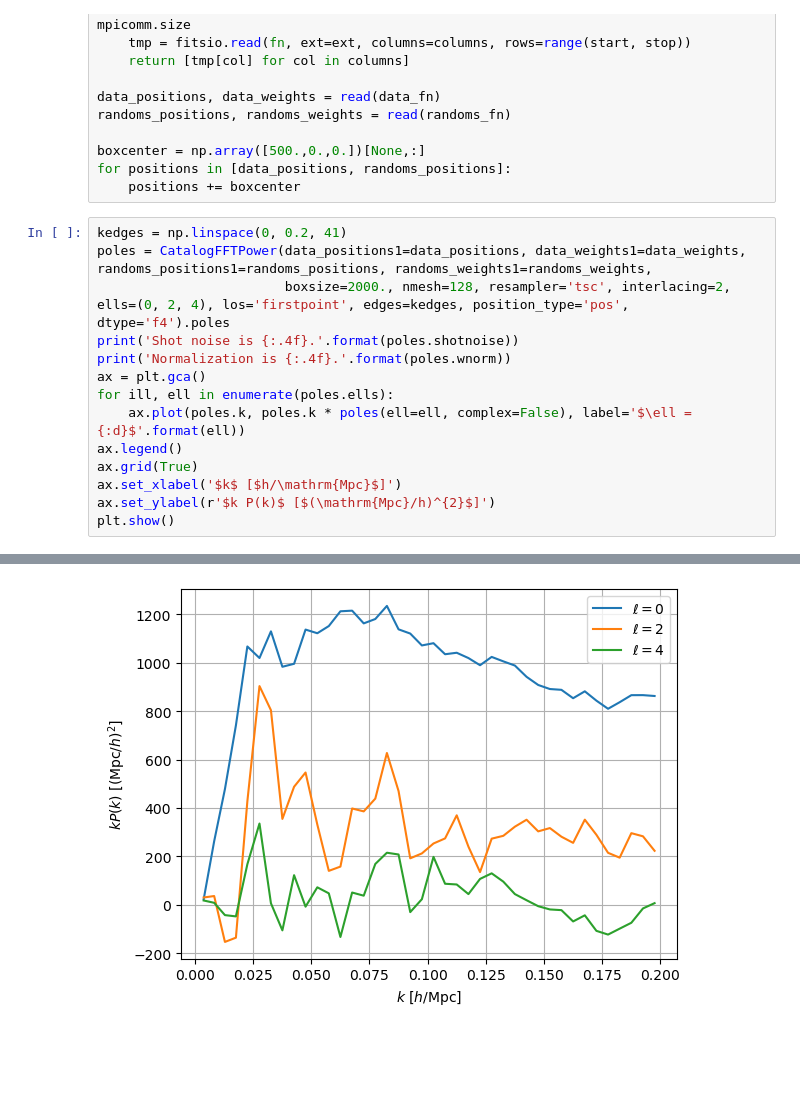
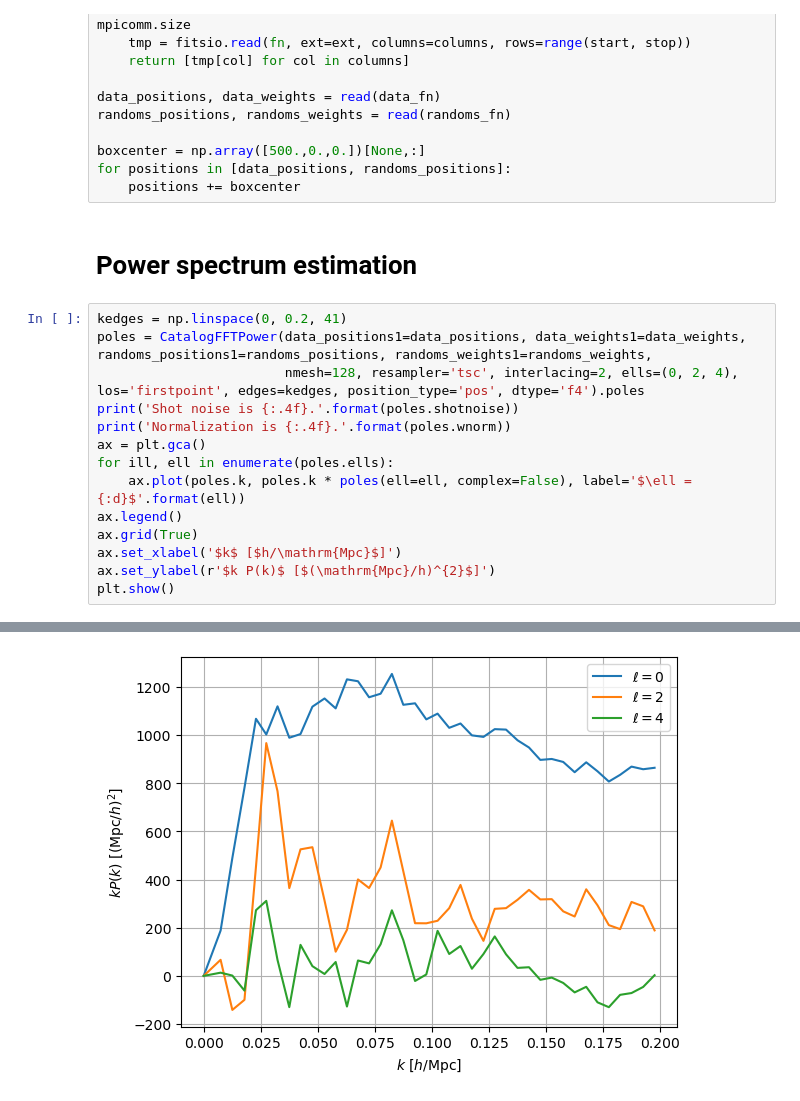
Before and after one commit to cosmodesi/pypower, a Jupyter notebook: nb/window_examples.ipynb, the cells around one changed output, grey strips where cells are left out. Saved outputs shown, nothing was run; the diff lists cells and outputs as text; blank space fills up the shorter version.

```diff
--- a/nb/window_examples.ipynb
+++ b/nb/window_examples.ipynb
@@ -34,10 +36,12 @@ randoms_positions, randoms_weights = read(randoms_fn)
 boxcenter = np.array([500.,0.,0.])[None,:]
 for positions in [data_positions, randoms_positions]:
     positions += boxcenter
+# %% [markdown]
+# Power spectrum estimation
 # %%
 kedges = np.linspace(0, 0.2, 41)
 poles = CatalogFFTPower(data_positions1=data_positions, data_weights1=data_weights, randoms_positions1=randoms_positions, randoms_weights1=randoms_weights,
-                        boxsize=2000., nmesh=128, resampler='tsc', interlacing=2, ells=(0, 2, 4), los='firstpoint', edges=kedges, position_type='pos', dtype='f4').poles
+                        nmesh=128, resampler='tsc', interlacing=2, ells=(0, 2, 4), los='firstpoint', edges=kedges, position_type='pos', dtype='f4').poles
 print('Shot noise is {:.4f}.'.format(poles.shotnoise))
 print('Normalization is {:.4f}.'.format(poles.wnorm))
 ax = plt.gca()
@@ -63,3 +66,3 @@ plt.show()
 Shot noise is 1284.3642.
 Normalization is 208.9278.
-[figure, old version]
+[figure, new version]
```
Also changed, not shown: parts of 21 cells of this notebook, 12 other files.
